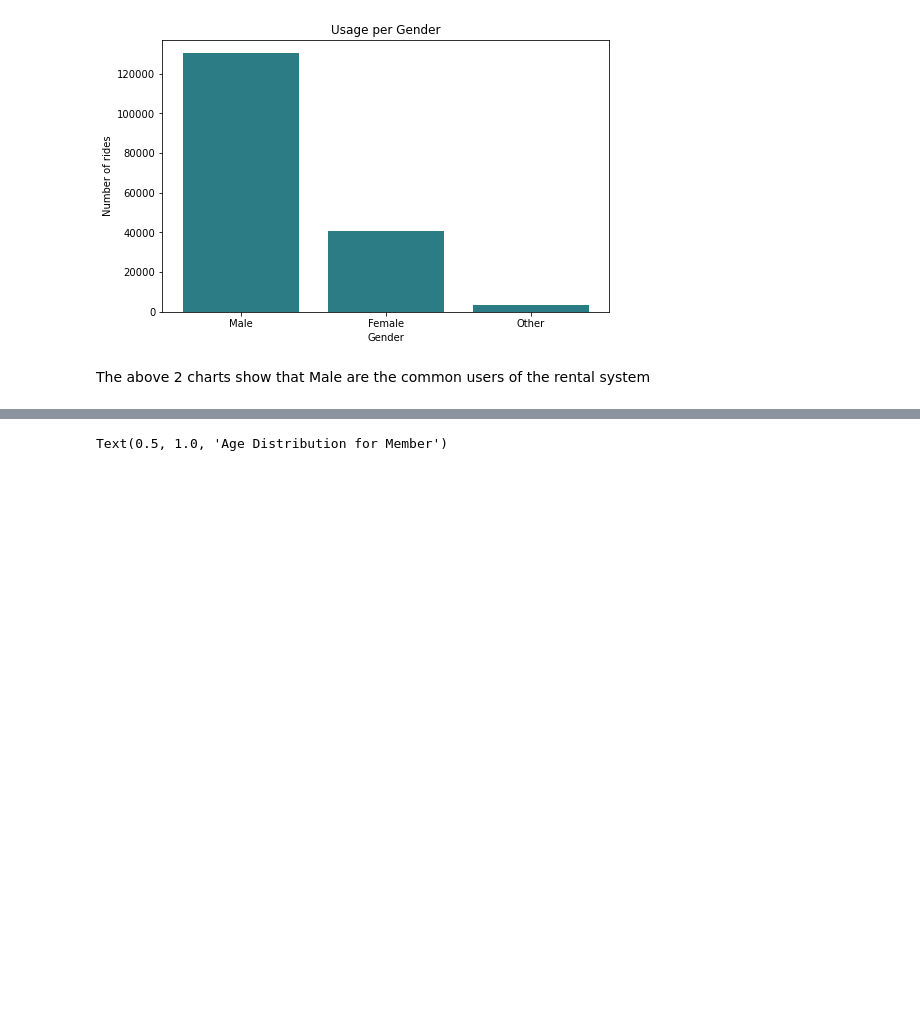
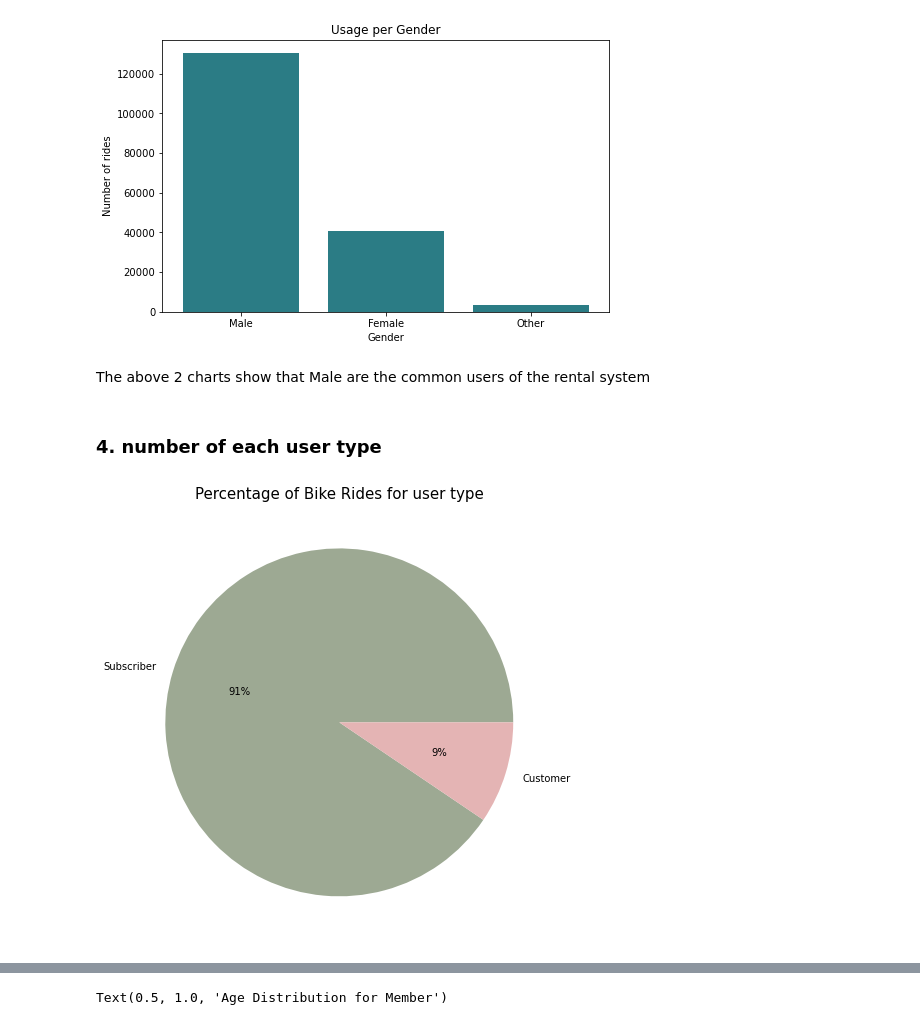
Before and after one commit to hagerElsehaimy/communicate-data-findings-FordGoBike, a Jupyter notebook: exploration_template.ipynb, the cells around one changed output, grey strips where cells are left out. Cells and saved outputs as stored; diff of their text form; code cells hidden in the pictures; blank space fills up the shorter version.

Commit message:
univariante exploration number of each user type

```diff
--- a/exploration_template.ipynb
+++ b/exploration_template.ipynb
@@ -380,3 +380,14 @@ plt.show()
 [figure]
 # %% [markdown]
 The above 2 charts show that Male are the common users of the rental system
+# %% [markdown]
+### 4. number of each user type
+# %%
+colors = ["#9DA993", "#E4B4B4"]
+plt.figure(figsize=(8,8))
+plt.pie(new_df.user_type.value_counts(), labels=new_df.user_type.value_counts().keys(), colors=colors,autopct='%1.0f%%')
+plt.title("Percentage of Bike Rides for user type", fontsize=15)
+
+plt.show()
+# %% [output]
+[figure, added]
```
Also changed, not shown: parts of 2 cells of this notebook.
